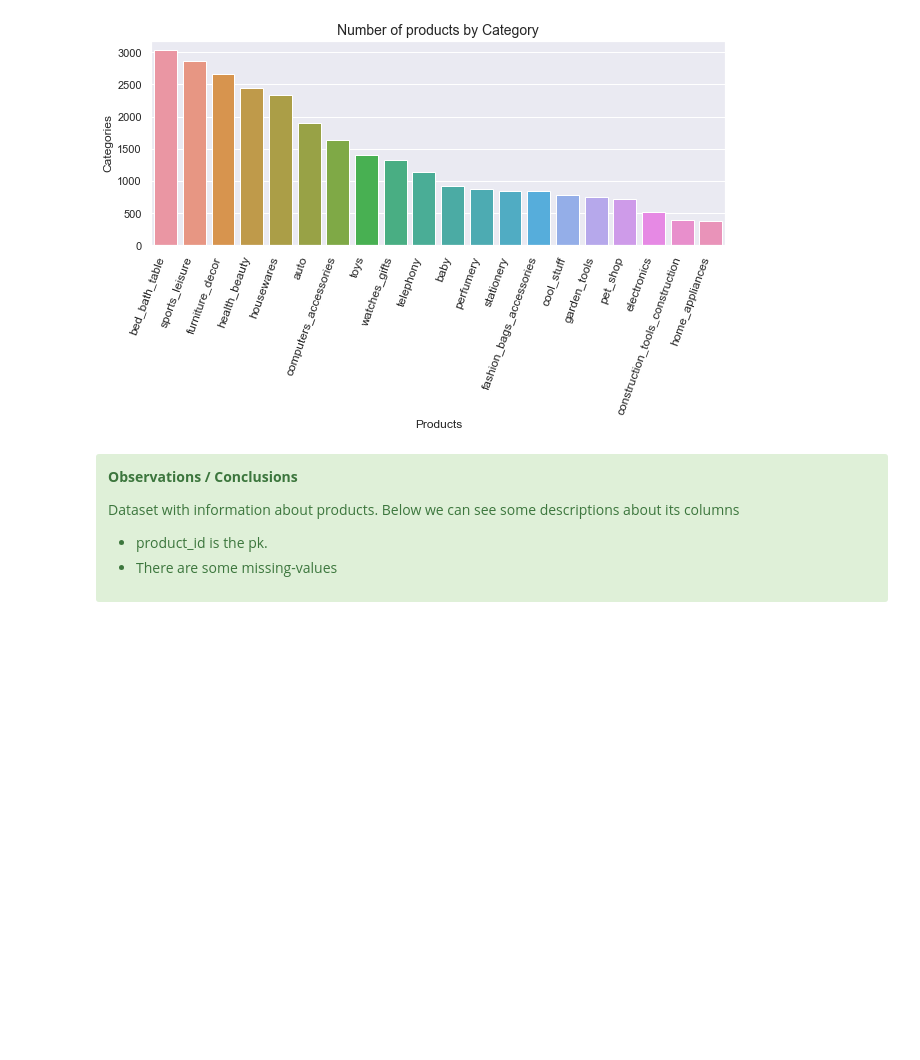
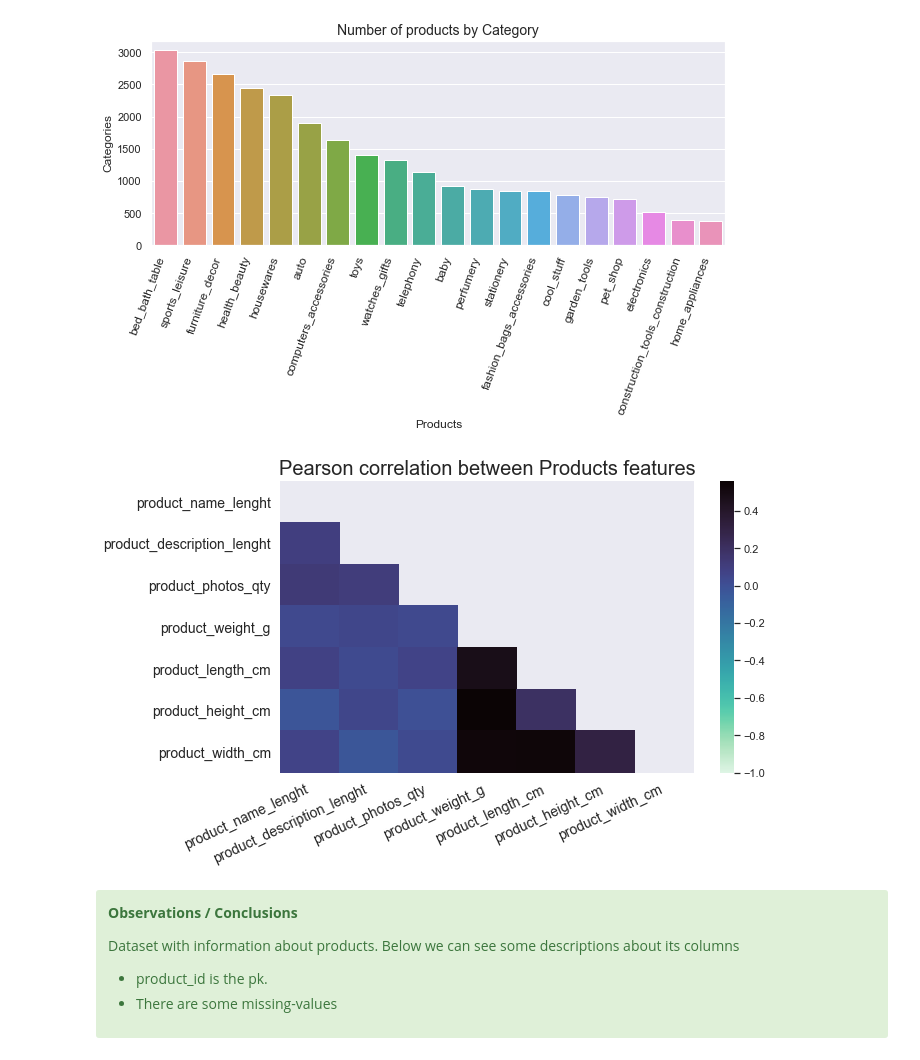
Before and after one commit to samirhinojosa/OC-P5-segment-customers-of-website, a Jupyter notebook: analysis_notebook.ipynb, the cells around one changed output. Drawn from its saved outputs; the diff is of its cells as text; code cells hidden in the pictures; blank space fills up the shorter version.

```diff
--- a/analysis_notebook.ipynb
+++ b/analysis_notebook.ipynb
@@ -271,6 +444,24 @@ plt.savefig("images/number-of-products-by-category.png")
 plt.show()
 # %% [output]
 [figure]
+# %%
+df_correlation_matrix = pd.DataFrame(df_products.corr()).round(2)
+# %%
+mask = np.zeros_like(df_correlation_matrix, dtype=bool)
+mask[np.triu_indices_from(mask)] = True
+# %%
+plt.figure(figsize=(10,6))
+plt.title("Pearson correlation between Products features", size=20)
+
+ax = sns.heatmap(df_correlation_matrix, mask=mask, vmin=-1, cmap="mako_r")
+
+plt.xticks(rotation=25, size=14, horizontalalignment="right")
+plt.yticks(rotation=0, size=14)
+plt.tight_layout()
+plt.savefig("images/pearson-correlation-between-products-features.png")
+plt.show()
+# %% [output]
+[figure, added]
 # %% [markdown]
 <div class="alert alert-block alert-success">
     <p><b>Observations / Conclusions</b></p>
```
Also changed, not shown: parts of 29 cells of this notebook, 3 other files.
